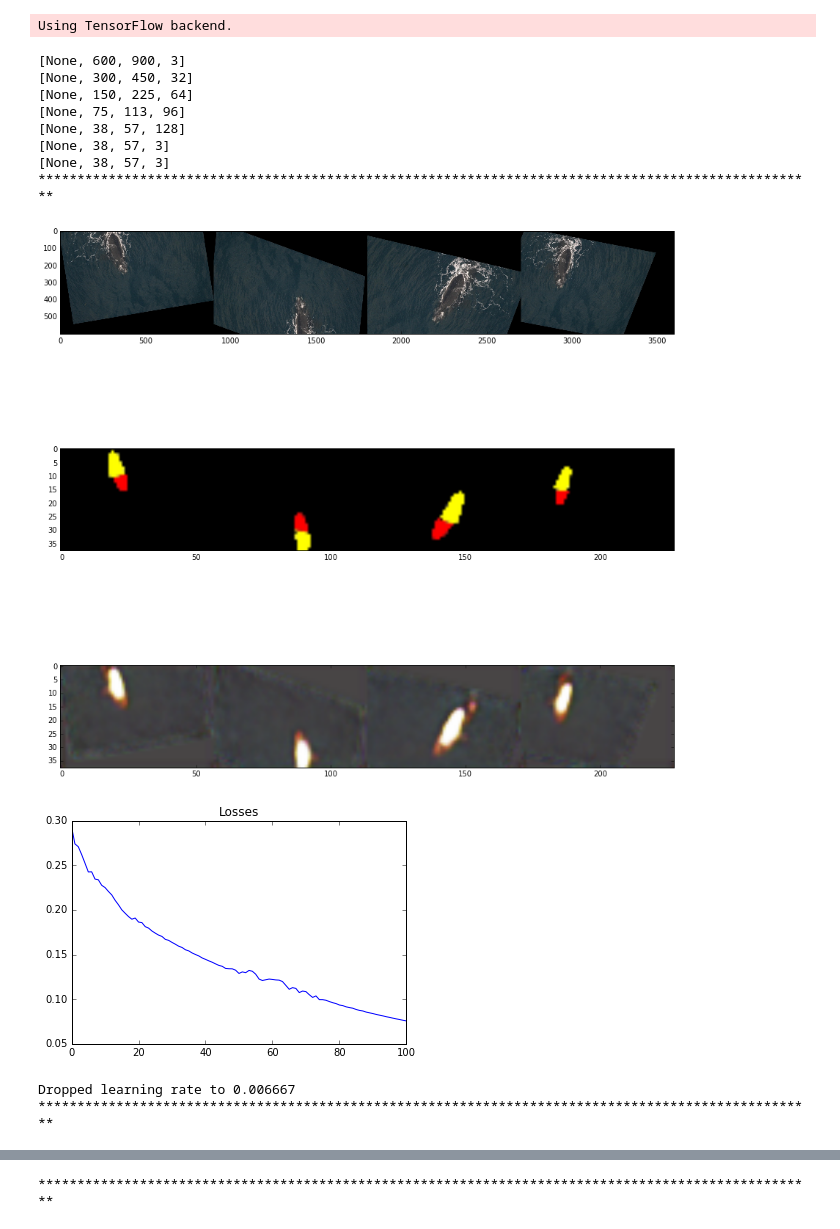
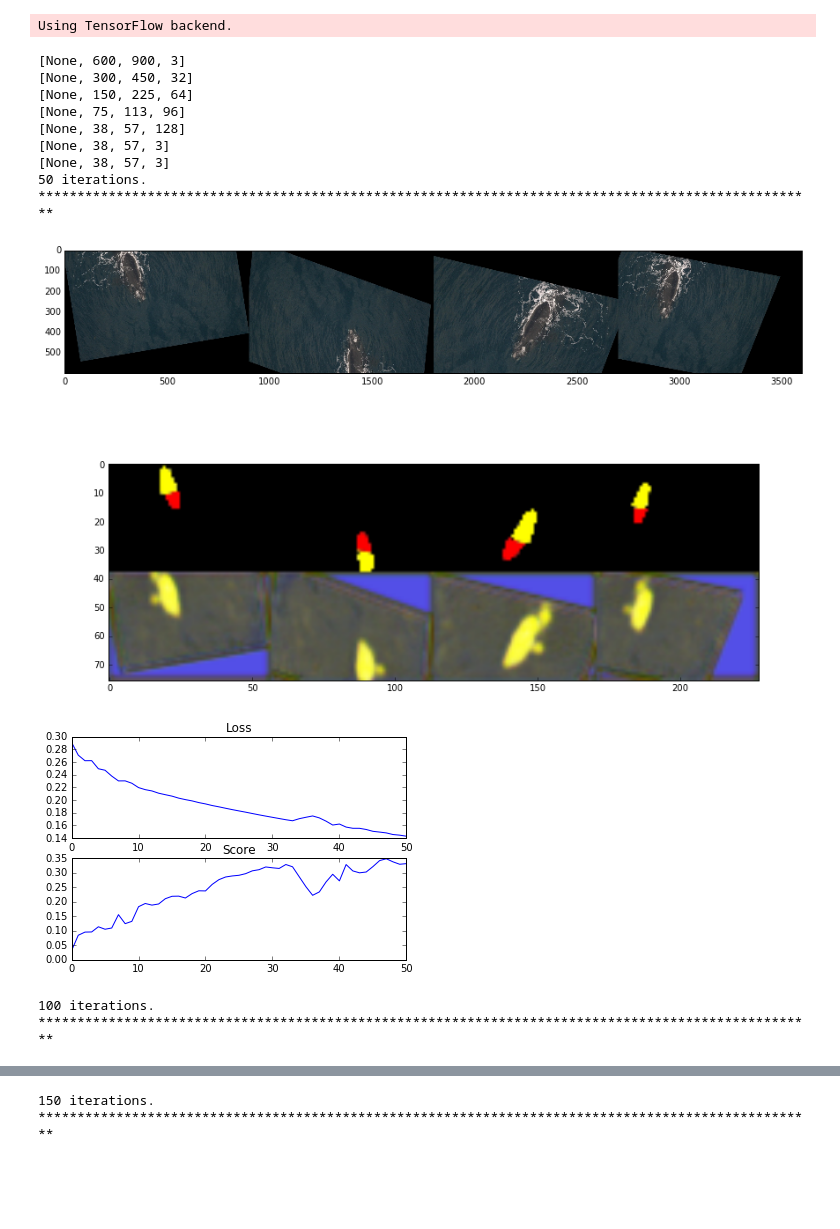
Before and after one commit to mattdns1006/whale, a Jupyter notebook: locator/tf/main.ipynb, the cells around one changed output, grey strips where cells are left out. Drawn from its saved outputs; the diff is of its cells as text; code cells hidden in the pictures; blank space fills up the shorter version.

Commit message:
dice

```diff
--- a/locator/tf/main.ipynb
+++ b/locator/tf/main.ipynb
@@ -9,7 +9,9 @@ import tqdm
 %matplotlib inline
 
 sys.path.append("/home/msmith/misc/py/")
+sys.path.append("/home/msmith/misc/tfFunctions/")
 
+from dice import dice
 from performance import performance
 from hStackBatch import hStackBatch
 
@@ -26,19 +28,12 @@ def showBatch(x,y,yPred,unnormalize=1):
     plt.subplot(311)
     plt.imshow(x)
     plt.subplot(312)
-    plt.imshow(y)
-    plt.subplot(313)
-    plt.imshow(yPred)
+    plt.imshow(np.vstack((y,yPred)))
     plt.show()
-
 
 def mse(y,yPred):
 	return tf.reduce_mean(tf.square(tf.sub(y,yPred)))
 
-def dice(y,yPred):
-    y_, yPred_ = tf.reshape(y), tf.reshape(yPred)
-    return tf.matmul(y_,yPred_)
-
 def trainer(loss,learningRate,momentum=0.9):
     return tf.train.AdamOptimizer(learningRate).minimize(loss)
 # %% [output]
@@ -50,51 +45,53 @@ if __name__ == "__main__":
 
         learningRate = 0.01
         load = 0
+        diceThreshold = 0.5
         paths = glob.glob("../augmented/x_*")
         feeder = loadData.feed(inDims = [4,600,900,3], outDims = [4,38,57,3], paths = paths)
 
         x, y, yPred = model.main()
 
-        loss = mse(y,yPred)
+        loss = mse(yPred,y)
+        diceScore, _ = dice(yPred,y,diceThreshold)
         lr = tf.placeholder(tf.float32)
         train = trainer(loss,lr)
 
         saver = tf.train.Saver()
 
         trPerformance = performance()
         tePerformance = performance()
 
         init = tf.initialize_all_variables()
         X,Y = feeder.next()
         with tf.Session() as sess:
             sess.run(init)
 
             if load == 1:
                 saver.restore(sess,"model.ckpt")
 
-            for i in xrange(1000):
+            for i in xrange(500):
 
-
-                _, loss_, yPred_ = sess.run([train,loss,yPred], feed_dict = {x:X,y:Y,lr:learningRate})
-                trPerformance.add(loss_,0)
+                _, loss_, diceScore_, yPred_ = sess.run([train,loss,diceScore,yPred], feed_dict = {x:X,y:Y,lr:learningRate})
+                trPerformance.add(loss_,diceScore_)
                 if i % 200 == 0 and i > 0 and i < 1000:
                     learningRate/= 1.5
                     print("Dropped learning rate to {0:.6f}".format(learningRate))
 
-                if i % 100  == 0 and i > 0 :
+                if i % 50  == 0 and i > 0 :
                     print("{0} iterations.".format(i))
                     showBatch(X,Y,yPred_)
                     trPerformance.displayPerformance()
 # %% [output]
 [None, 600, 900, 3]
 [None, 300, 450, 32]
 [None, 150, 225, 64]
 [None, 75, 113, 96]
 [None, 38, 57, 128]
 [None, 38, 57, 3]
 [None, 38, 57, 3]
+50 iterations.
 ****************************************************************************************************
-[figure, old version]
+[figure, new version]
-[figure, old version]
+[figure, new version]
-Dropped learning rate to 0.006667
+100 iterations.
 ****************************************************************************************************
@@ -103 +100,2 @@ Dropped learning rate to 0.006667
+150 iterations.
 ****************************************************************************************************
```
Also changed, not shown: parts of 1 cell of this notebook.
